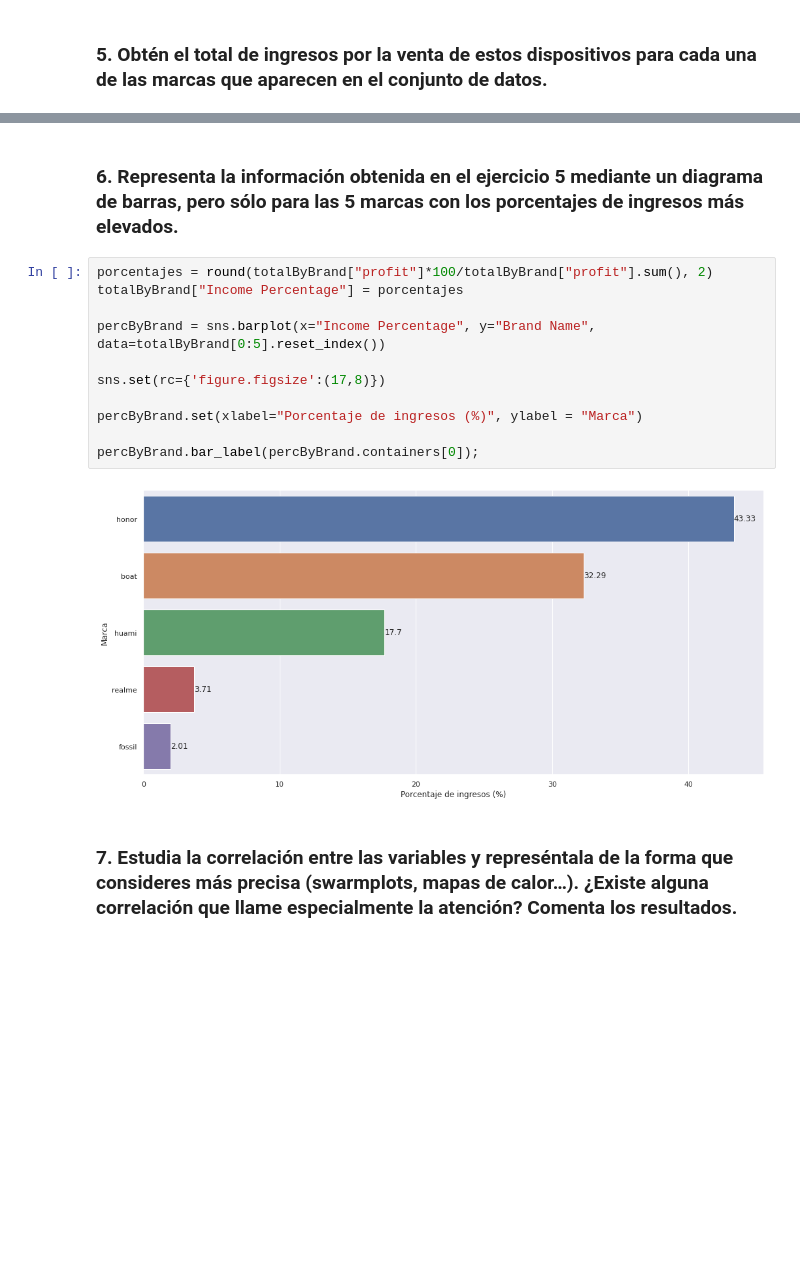
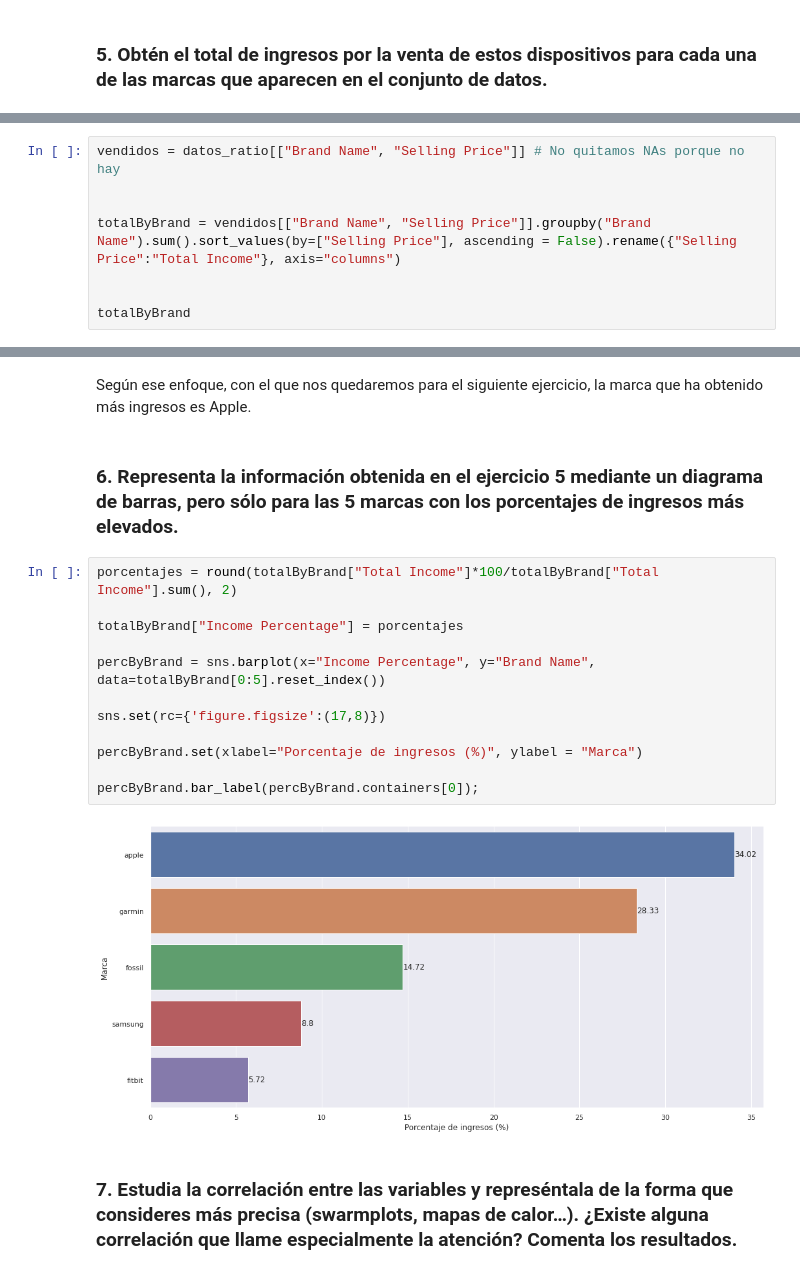
Before and after one commit to afercaceres/Fitness_Trackers, a Jupyter notebook: practica_python.ipynb, the cells around one changed output, grey strips where cells are left out. Drawn from its saved outputs; the diff is of its cells as text; blank space fills up the shorter version.

Commit message:
Ejercicio 5 final. Solo queda revisar en adelante

```diff
--- a/practica_python.ipynb
+++ b/practica_python.ipynb
@@ -876,0 +857,8 @@ Hay una ligera tendencia consistente en que cuanto más baratos son los producto
+# %%
+vendidos = datos_ratio[["Brand Name", "Selling Price"]] # No quitamos NAs porque no hay
+
+
+totalByBrand = vendidos[["Brand Name", "Selling Price"]].groupby("Brand Name").sum().sort_values(by=["Selling Price"], ascending = False).rename({"Selling Price":"Total Income"}, axis="columns")
+
+
+totalByBrand
@@ -877,18 +884,21 @@ Hay una ligera tendencia consistente en que cuanto más baratos son los producto
+# %% [markdown]
+Según ese enfoque, con el que nos quedaremos para el siguiente ejercicio, la marca que ha obtenido más ingresos es Apple.
 # %% [markdown]
 ### 6. Representa la información obtenida en el ejercicio 5 mediante un diagrama de barras, pero sólo para las 5 marcas con los porcentajes de ingresos más elevados.
 # %%
-porcentajes = round(totalByBrand["profit"]*100/totalByBrand["profit"].sum(), 2)
+porcentajes = round(totalByBrand["Total Income"]*100/totalByBrand["Total Income"].sum(), 2)
+
 totalByBrand["Income Percentage"] = porcentajes
 
 percByBrand = sns.barplot(x="Income Percentage", y="Brand Name", data=totalByBrand[0:5].reset_index())
 
 sns.set(rc={'figure.figsize':(17,8)})
 
 percByBrand.set(xlabel="Porcentaje de ingresos (%)", ylabel = "Marca")
 
 percByBrand.bar_label(percByBrand.containers[0]);
 # %% [output]
-[figure, old version]
+[figure, new version]
 # %% [markdown]
 ### 7. Estudia la correlación entre las variables y represéntala de la forma que consideres más precisa (swarmplots, mapas de calor…). ¿Existe alguna correlación que llame especialmente la atención? Comenta los resultados.
 # %%
```
Also changed, not shown: parts of 12 cells of this notebook.
